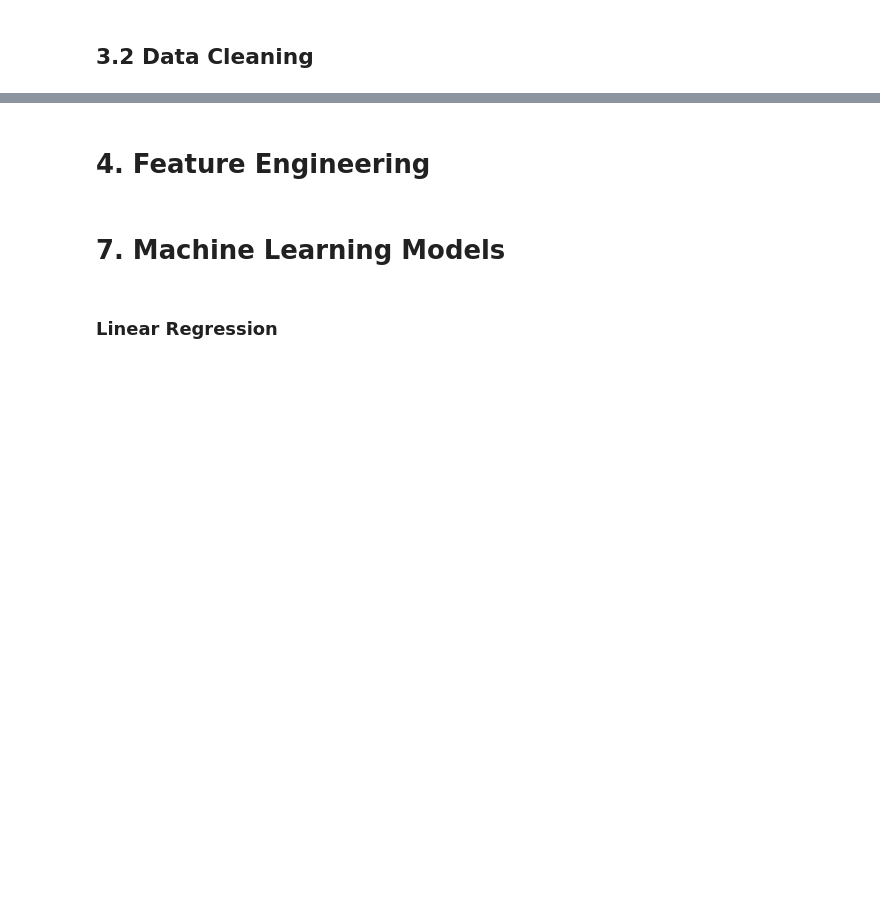
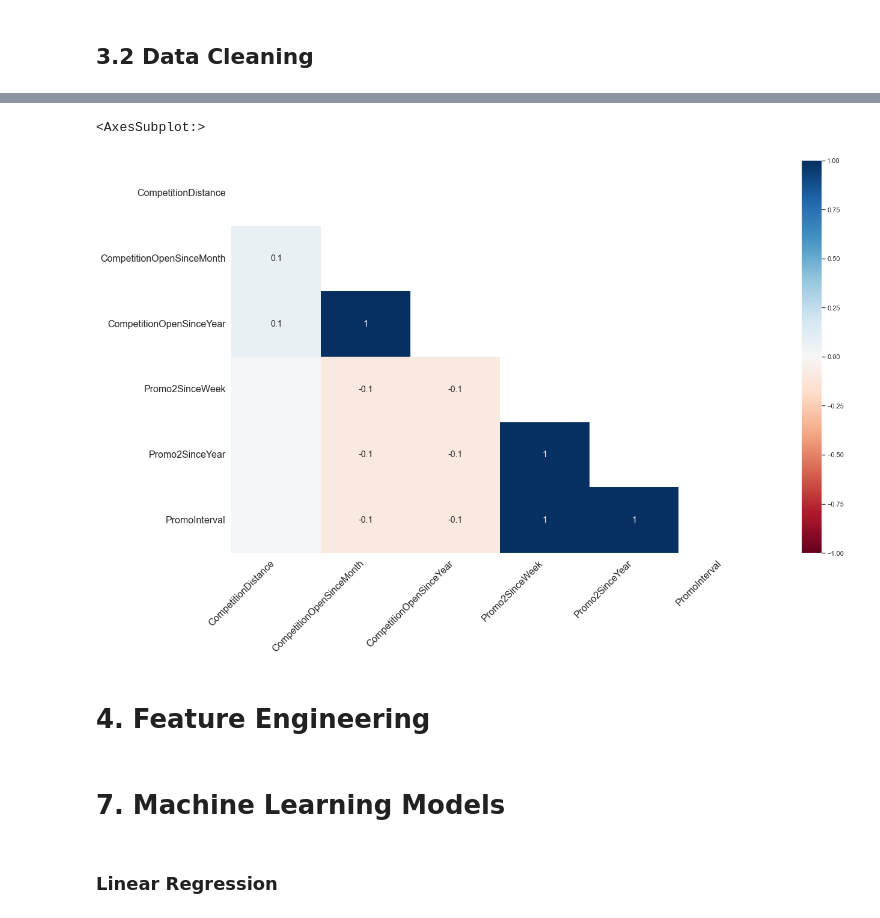
Before and after one commit to lucasstelm/rossman_sales, a Jupyter notebook: notebooks/rossman_sales_prediction.ipynb, the cells around one changed output, grey strips where cells are left out. Drawn from its saved outputs; the diff is of its cells as text; code cells hidden in the pictures; blank space fills up the shorter version.

```diff
--- a/notebooks/rossman_sales_prediction.ipynb
+++ b/notebooks/rossman_sales_prediction.ipynb
@@ -127,3 +150,8 @@ Number of columns: 18
+# %%
+msno.heatmap(df)
+# %% [output]
+<AxesSubplot:>
+[figure, added]
 # %%
 def clean_df(df):
 
```
Also changed, not shown: parts of 6 cells of this notebook.
